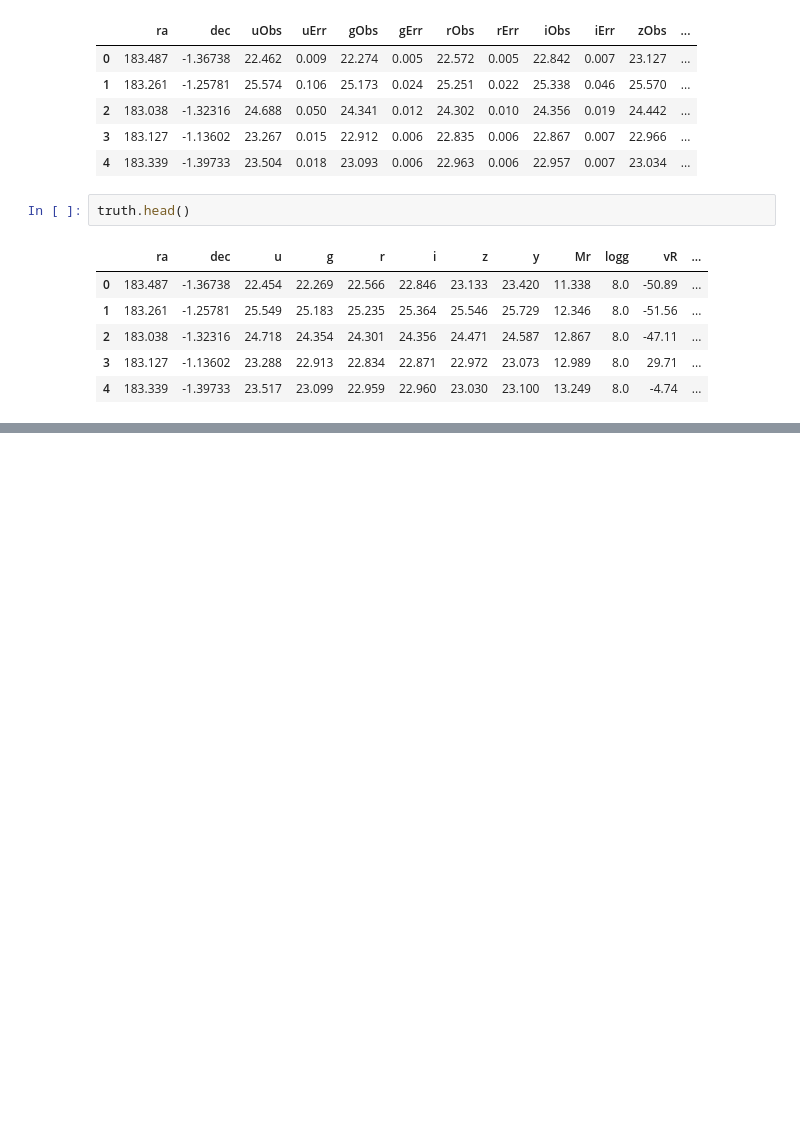
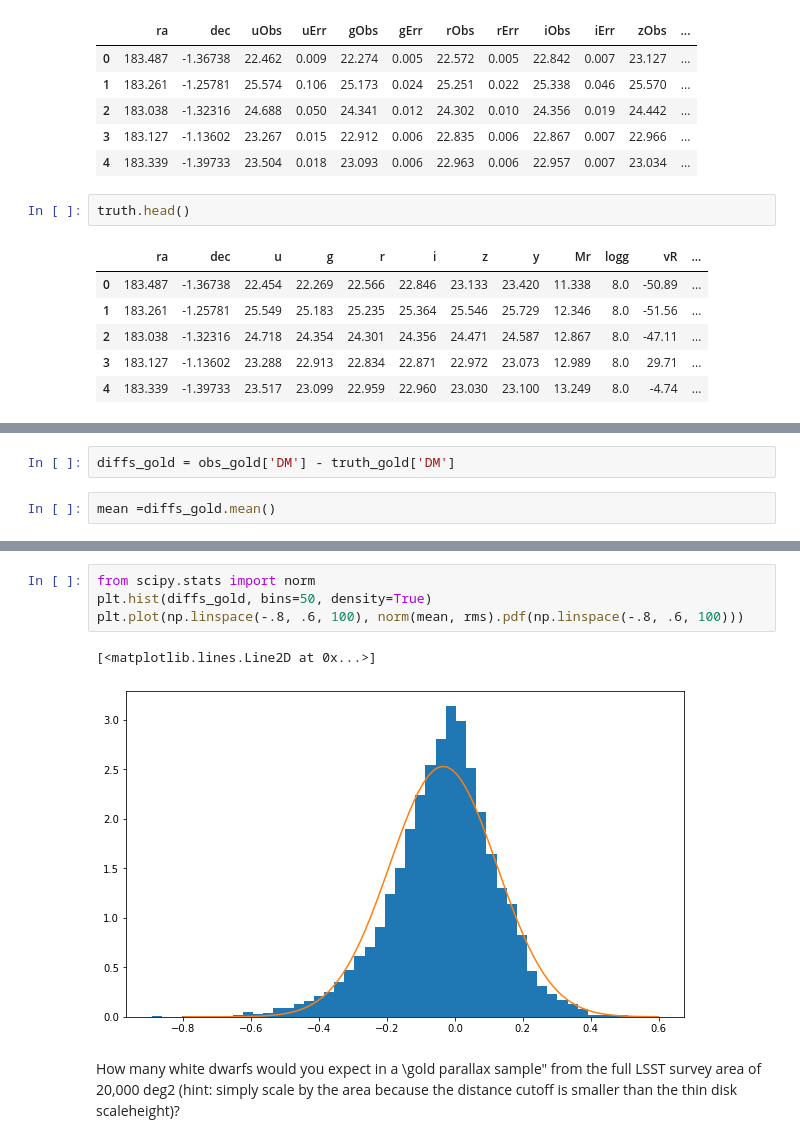
Before and after one commit to ykwang1/astr-511-w21, a Jupyter notebook: homeworks/notebooks/Homework3.ipynb, the cells around one changed output, grey strips where cells are left out. Cells and saved outputs as stored; diff of their text form; blank space fills up the shorter version.

```diff
--- a/homeworks/notebooks/Homework3.ipynb
+++ b/homeworks/notebooks/Homework3.ipynb
@@ -123,0 +91,4 @@ plt.scatter(obs.loc[obs['gold_pi'], 'gObs'] - obs.loc[obs['gold_pi'], 'rObs'], o
+# %%
+diffs_gold = obs_gold['DM'] - truth_gold['DM']
+# %%
+mean =diffs_gold.mean()
@@ -123,0 +105,9 @@ plt.scatter(obs.loc[obs['gold_pi'], 'gObs'] - obs.loc[obs['gold_pi'], 'rObs'], o
+# %%
+from scipy.stats import norm
+plt.hist(diffs_gold, bins=50, density=True)
+plt.plot(np.linspace(-.8, .6, 100), norm(mean, rms).pdf(np.linspace(-.8, .6, 100)))
+# %% [output]
+[<matplotlib.lines.Line2D at 0x...>]
+[figure, added]
+# %% [markdown]
+How many white dwarfs would you expect in a \gold parallax sample" from the full LSST survey area of 20,000 deg2 (hint: simply scale by the area because the distance cutoff is smaller than the thin disk scaleheight)?
```
Also changed, not shown: parts of 77 cells of this notebook.
